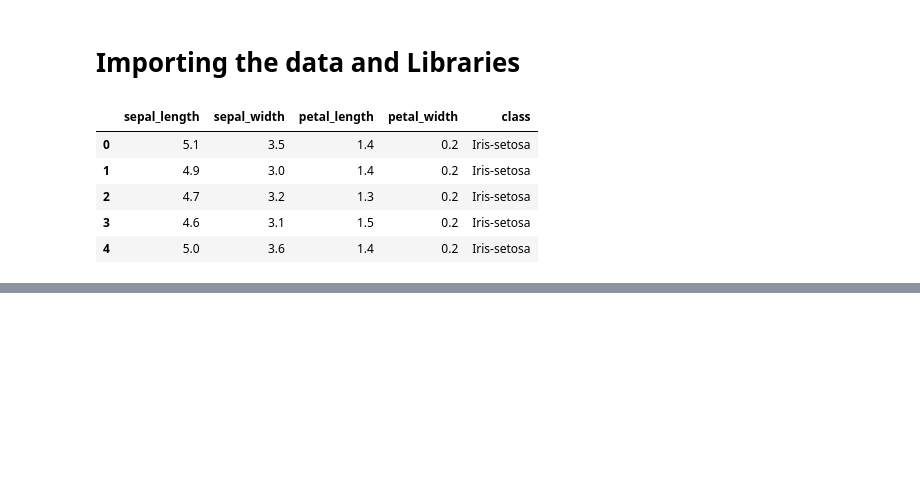
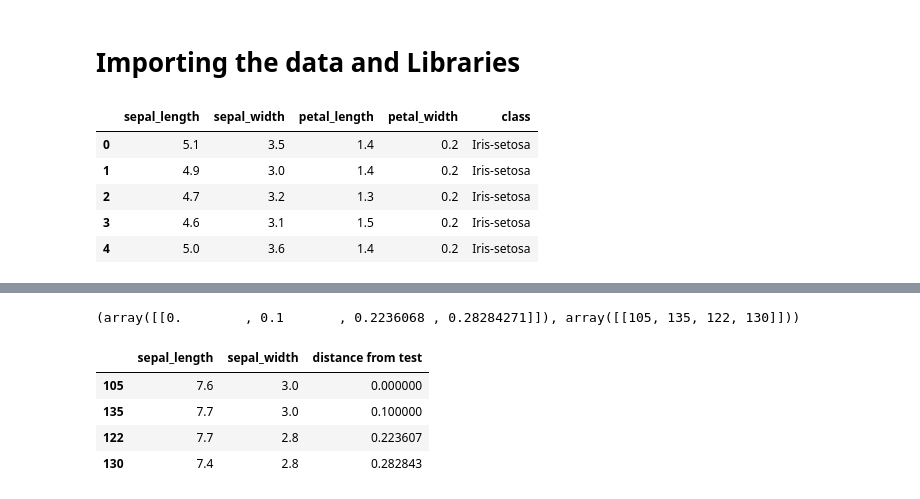
Before and after one commit to Deon67/KNN, a Jupyter notebook: KNN Classification.ipynb, the cells around one changed output, grey strips where cells are left out. Drawn from its saved outputs; the diff is of its cells as text; code cells hidden in the pictures; blank space fills up the shorter version.

```diff
--- a/KNN Classification.ipynb
+++ b/KNN Classification.ipynb
@@ -58 +71,17 @@ KNeighborsClassifier(algorithm='auto', leaf_size=30, metric='chebyshev',
                      weights='uniform')
+# %%
+x_test=[[7.6,3.0]]
+print(knn.kneighbors(x_test))
+test=knn.kneighbors(x_test)[1][0]
+# %% [output]
+(array([[0.        , 0.1       , 0.2236068 , 0.28284271]]), array([[105, 135, 122, 130]]))
+# %%
+dr=x.iloc[test]
+dr["distance from test"]=knn.kneighbors(x_test)[0][0]
+dr
+# %% [output]
+|  | sepal_length | sepal_width | distance from test |
+| 105 | 7.6 | 3.0 | 0.000000 |
+| 135 | 7.7 | 3.0 | 0.100000 |
+| 122 | 7.7 | 2.8 | 0.223607 |
+| 130 | 7.4 | 2.8 | 0.282843 |
```
Also changed, not shown: parts of 22 cells of this notebook.
